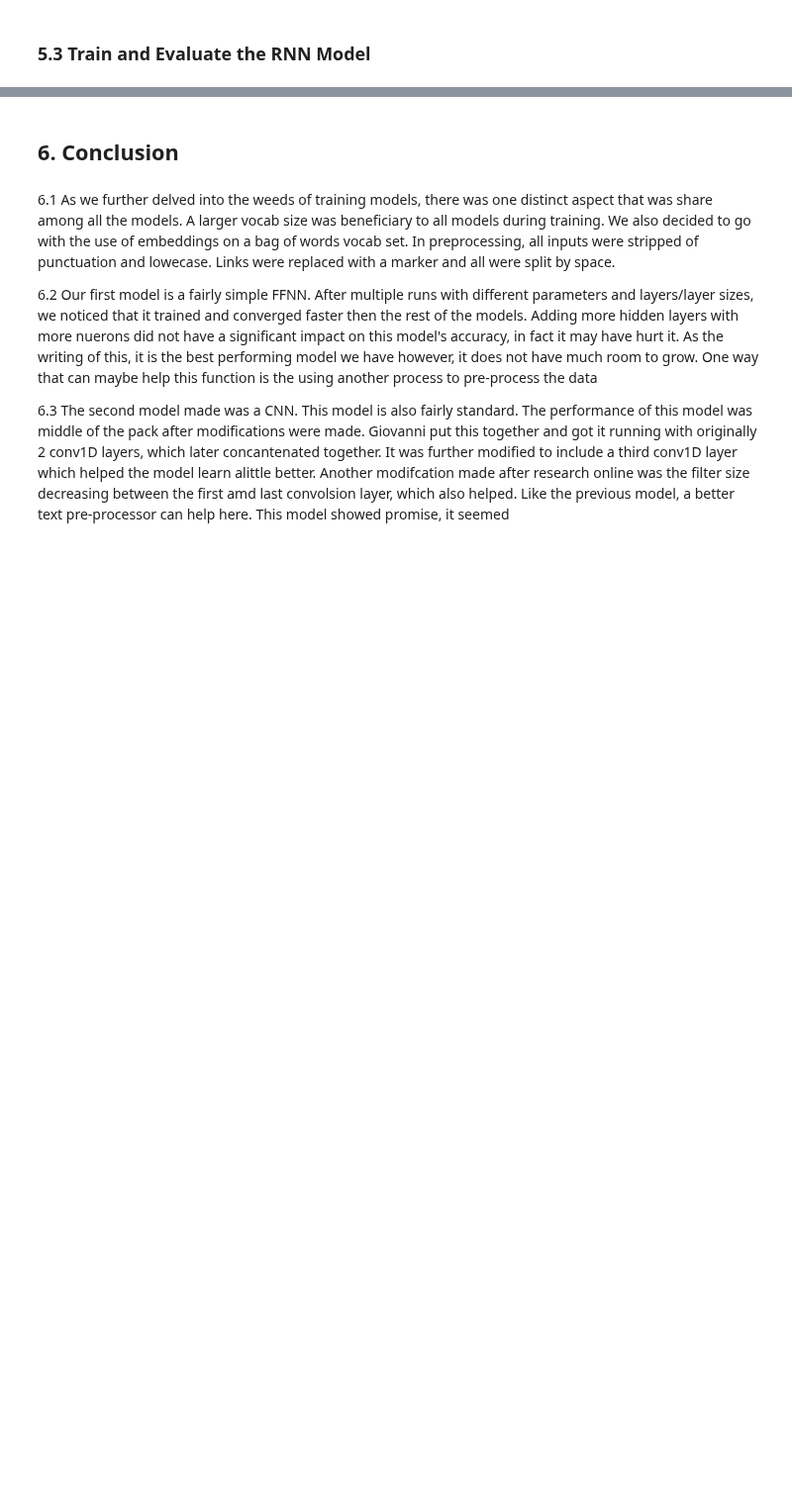
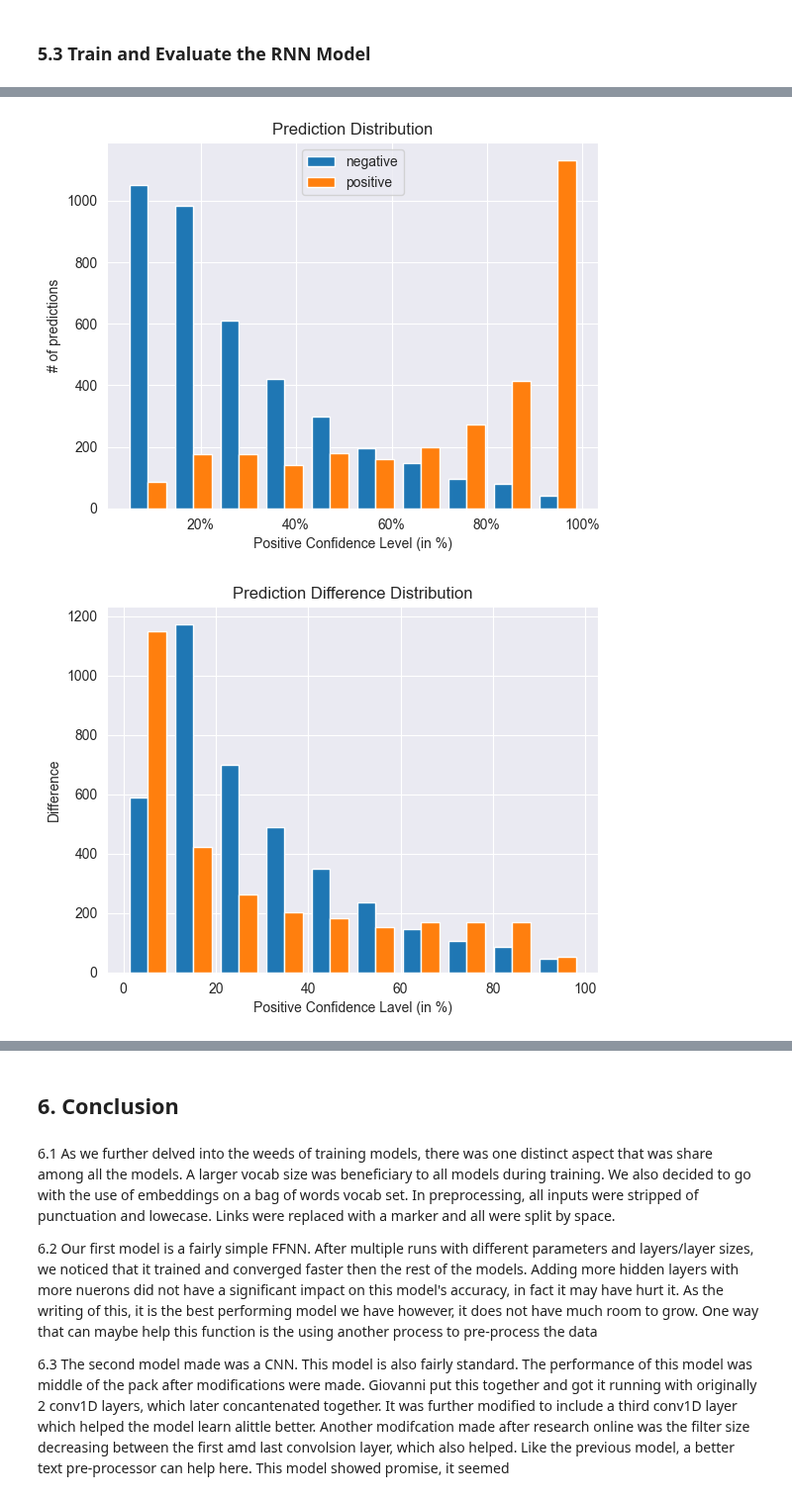
Before and after one commit to grivera64/Google-Tech-Exchange-Machine-Learning-Final-Project, a Jupyter notebook: Giovanni_&_Oscar_Twitter_Disasters_Final_Report.ipynb, the cells around one changed output, grey strips where cells are left out. Shown at 99% size. Cells and saved outputs as stored; diff of their text form; code cells hidden in the pictures; blank space fills up the shorter version.

```diff
--- a/Giovanni_&_Oscar_Twitter_Disasters_Final_Report.ipynb
+++ b/Giovanni_&_Oscar_Twitter_Disasters_Final_Report.ipynb
@@ -1066,3 +1086,9 @@ Val Loss: 0.48809285796359864
+# %%
+plot_predictions(rnn_train_predictions, Y_train)
+plot_difference(rnn_train_predictions, Y_train)
+# %% [output]
+[figure, added]
+[figure, added]
 # %%
 rnn_predictions = rnn_model.predict(test_input_np[:, 3]).flatten()
 
```
Also changed, not shown: parts of 28 cells of this notebook.
